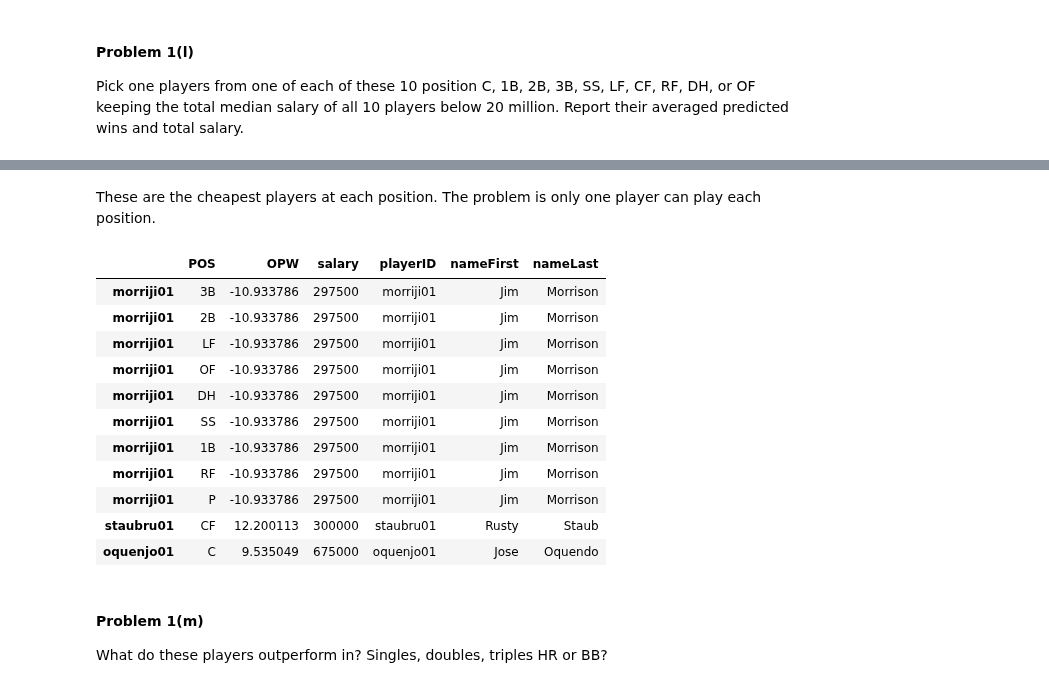
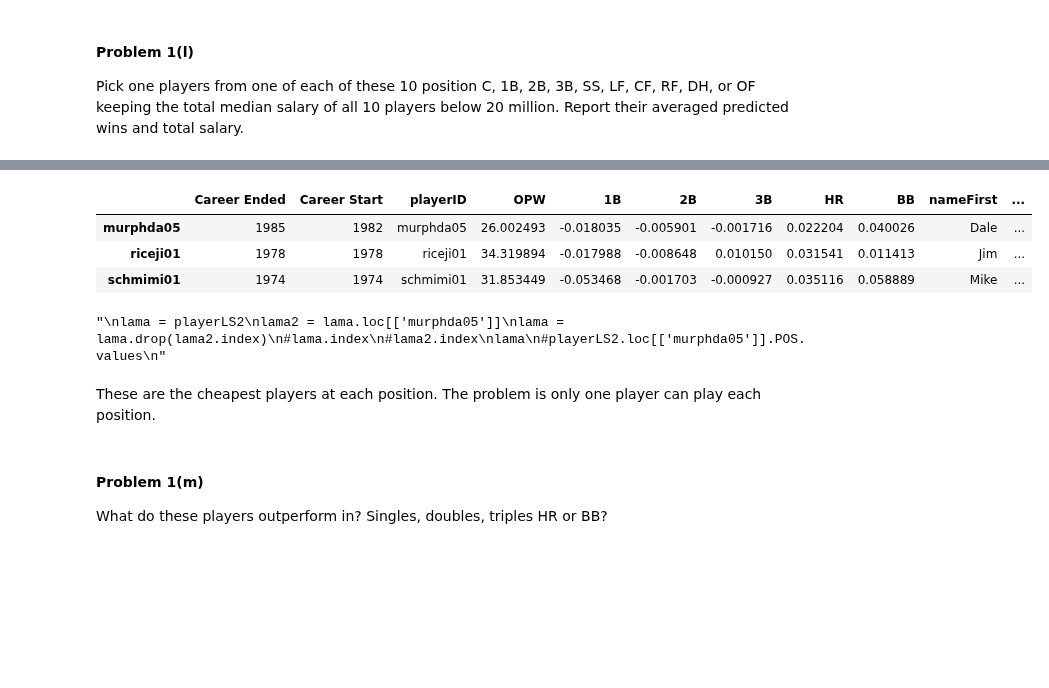
Before and after one commit to AnilKumarTeegala/DSE220_Machine_Learning, a Jupyter notebook: IPynb/Assignment_2_MAS.ipynb, the cells around one changed output, grey strips where cells are left out. Saved outputs shown, nothing was run; the diff lists cells and outputs as text; code cells hidden in the pictures; blank space fills up the shorter version.

```diff
--- a/IPynb/Assignment_2_MAS.ipynb
+++ b/IPynb/Assignment_2_MAS.ipynb
@@ -482,21 +512,64 @@ winfida01  OF  22.128933  1958652  winfida01      Dave  Winfield
+# %%
+cond1 = playerLS['salary'] <= 2.8e6
+cond2 = playerLS['POS'] != 'P' # can't be a pitcher
+playerLS2 = playerLS[cond1 & cond2]
+idx = playerLS2.groupby('POS')['OPW'].transform(max) == playerLS2['OPW']
+first_DF = playerLS2[idx]
+first_DF.index
+new_players = []
+keep_index = [0]
+for index, player in enumerate(first_DF.index):
+    if index == 0:
+        new_players.append(player)
+    else:
+        if player in new_players:
+            pass
+        else:
+            new_players.append(player)
+            keep_index.append(index)
+new_players, keep_index
+first_DF = first_DF.ix[keep_index]
+first_DF
+# %% [output]
+|  | Career Ended | Career Start | playerID | OPW | 1B | 2B | 3B | HR | BB | nameFirst | ... |
+| murphda05 | 1985 | 1982 | murphda05 | 26.002493 | -0.018035 | -0.005901 | -0.001716 | 0.022204 | 0.040026 | Dale | ... |
+| riceji01 | 1978 | 1978 | riceji01 | 34.319894 | -0.017988 | -0.008648 | 0.010150 | 0.031541 | 0.011413 | Jim | ... |
+| schmimi01 | 1974 | 1974 | schmimi01 | 31.853449 | -0.053468 | -0.001703 | -0.000927 | 0.035116 | 0.058889 | Mike | ... |
+# %%
+"""
+cond1 = playerLS['salary'] <= 2.8e6
+cond2 = playerLS['POS'] != 'P' # can't be a pitcher
+playerLS2 = playerLS[cond1 & cond2]
+idx = playerLS2.groupby('POS')['OPW'].transform(max) == playerLS2['OPW']
+first_DF = playerLS2[idx]
+print first_DF.index
+"""
+"""
+for position in positions[1:]:
+    cond1 = playerLS2['POS'] == position # can't be a pitcher
+    playerLS3 = playerLS2[cond1]
+    lama = playerLS3[ playerLS3.groupby('POS')['OPW'].transform(max) == playerLS3['OPW'] ]
+    for i in range(0, len(lama.index)):
+        if lama.index[i] in first_DF.index:
+            pass
+        else:
+            first_DF.append(lama)
+first_DF
+"""
+
+"""
+lama = playerLS2
+lama2 = lama.loc[['murphda05']]
+lama = lama.drop(lama2.index)
+#lama.index
+#lama2.index
+lama
+#playerLS2.loc[['murphda05']].POS.values
+"""
+# %% [output]
+"\nlama = playerLS2\nlama2 = lama.loc[['murphda05']]\nlama = lama.drop(lama2.index)\n#lama.index\n#lama2.index\nlama\n#playerLS2.loc[['murphda05']].POS.values\n"
 # %% [markdown]
 These are the cheapest players at each position. The problem is only one player can play each position.
-# %%
-idx = playerLS2.groupby('POS')['salary'].transform(min) == playerLS2['salary']
-playerLS2[idx].sort_values(by ='salary', ascending=True)[['POS','OPW','salary','playerID', 'nameFirst','nameLast']]
-# %% [output]
-|  | POS | OPW | salary | playerID | nameFirst | nameLast |
-| morriji01 | 3B | -10.933786 | 297500 | morriji01 | Jim | Morrison |
-| morriji01 | 2B | -10.933786 | 297500 | morriji01 | Jim | Morrison |
-| morriji01 | LF | -10.933786 | 297500 | morriji01 | Jim | Morrison |
-| morriji01 | OF | -10.933786 | 297500 | morriji01 | Jim | Morrison |
-| morriji01 | DH | -10.933786 | 297500 | morriji01 | Jim | Morrison |
-| morriji01 | SS | -10.933786 | 297500 | morriji01 | Jim | Morrison |
-| morriji01 | 1B | -10.933786 | 297500 | morriji01 | Jim | Morrison |
-| morriji01 | RF | -10.933786 | 297500 | morriji01 | Jim | Morrison |
-| morriji01 | P | -10.933786 | 297500 | morriji01 | Jim | Morrison |
-| staubru01 | CF | 12.200113 | 300000 | staubru01 | Rusty | Staub |
-| oquenjo01 | C | 9.535049 | 675000 | oquenjo01 | Jose | Oquendo |
 # %% [markdown]
 #### Problem 1(m)
 What do these players outperform in? Singles, doubles, triples HR or BB?
```
Also changed, not shown: parts of 6 cells of this notebook.
